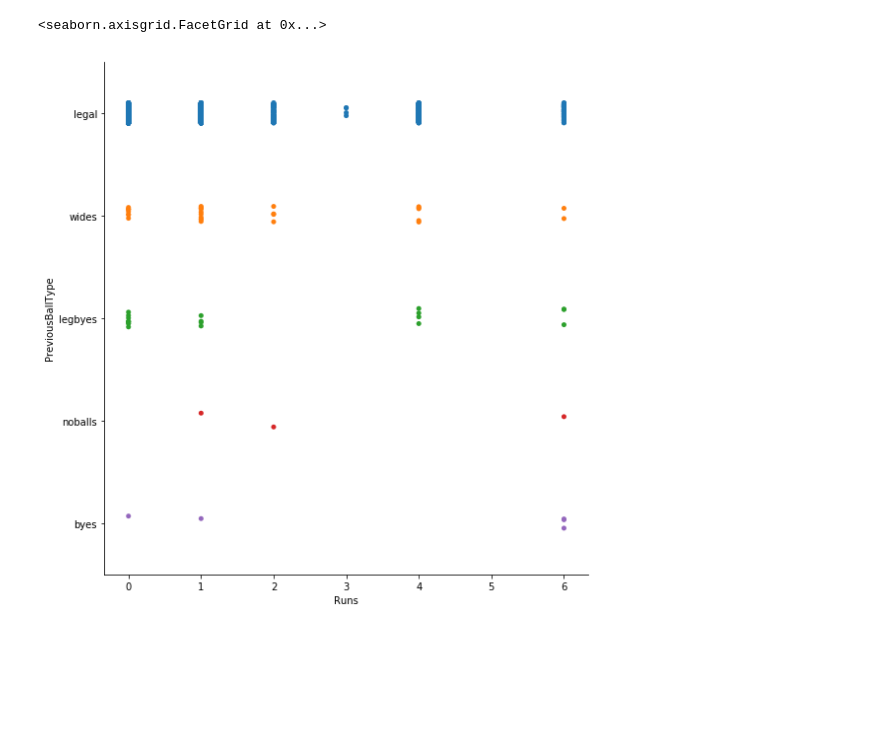
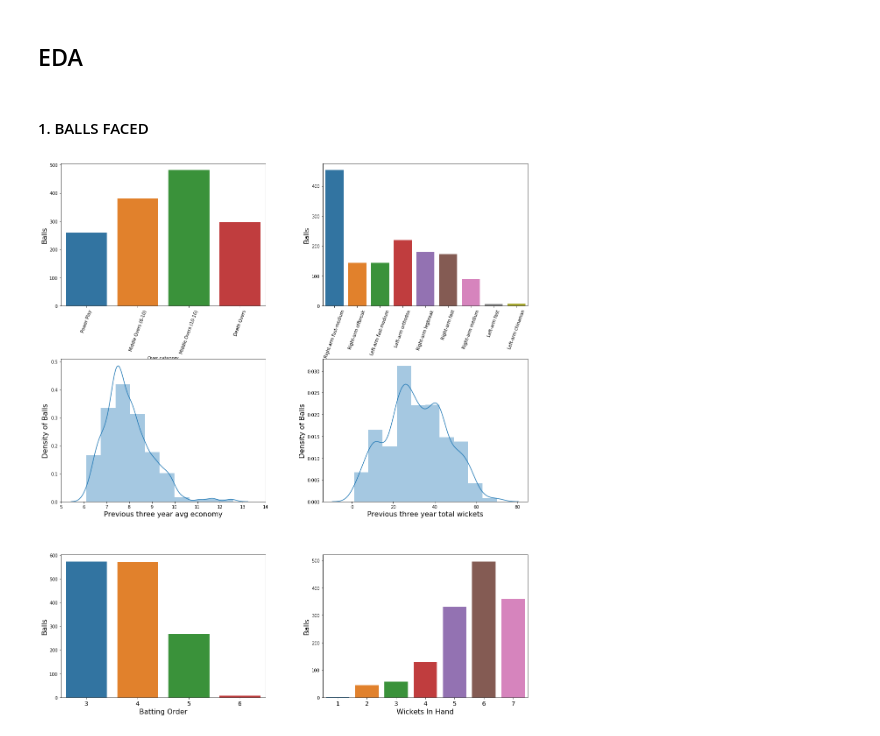
Before and after one commit to Koustubh2111/RCB_Batsman_analysis, a Jupyter notebook: ABDBatting_FeatureSelection.ipynb, the cells around one changed output. Cells and saved outputs as stored; diff of their text form; code cells hidden in the pictures; blank space fills up the shorter version.

```diff
--- a/ABDBatting_FeatureSelection.ipynb
+++ b/ABDBatting_FeatureSelection.ipynb
@@ -58,8 +19,38 @@ sns.catplot(x = '3Yr_Wickets_Total', y = 'Runs', kind = 'box',  \
-# %%
-#PreviousBallType
-#Bad feature
-sns.catplot(y = 'PreviousBallType', x = 'Runs',  \
-            data = df[['PreviousBallType', 'Runs']], height = 8)
-# %% [output]
-<seaborn.axisgrid.FacetGrid at 0x...>
-[figure, removed]
+# %% [markdown]
+## EDA
+# %% [markdown]
+#### 1. BALLS FACED
+# %%
+#Five parameter distribution
+fig, ax = plt.subplots(figsize = (18, 20), nrows = 3, ncols = 2)
+fig.tight_layout(pad = 10.0)
+
+#Cat
+sns.countplot(df['Over category'], ax = ax[0][0])
+ax[0][0].tick_params(axis = 'x', labelrotation = 70)
+ax[0][0].set_ylabel('Balls', fontsize = 16)
+#Cat
+sns.countplot(df['Bowler Type'], ax = ax[0][1])
+ax[0][1].tick_params(axis = 'x', labelrotation = 70)
+ax[0][1].set_ylabel('Balls', fontsize = 16)
+#Num
+sns.distplot(df['3Yr_Econ_Avg'], ax = ax[1][0], bins = 10)
+ax[1][0].set_ylabel('Density of Balls', fontsize = 16)
+ax[1][0].set_xlabel('Previous three year avg economy', fontsize = 16)
+ax[1][0].set_xlim([5, 14])
+
+sns.distplot(df['3Yr_Wickets_Total'], ax = ax[1][1], bins = 10)
+ax[1][1].set_ylabel('Density of Balls', fontsize = 16)
+ax[1][1].set_xlabel('Previous three year total wickets', fontsize = 16)
+
+sns.countplot(df['BattingOrder'], ax = ax[2][0])
+ax[2][0].set_xlabel('Batting Order', fontsize = 16)
+ax[2][0].set_ylabel('Balls', fontsize = 16)
+ax[2][0].tick_params(axis = 'x', labelsize = 14)
+
+sns.countplot(df['WicketsInHand'], ax = ax[2][1])
+ax[2][1].set_xlabel('Wickets In Hand', fontsize = 16)
+ax[2][1].set_ylabel('Balls', fontsize = 16)
+ax[2][1].tick_params(axis = 'x', labelsize = 14)
+# %% [output]
+[figure, added]
```
Also changed, not shown: parts of 19 cells of this notebook, 2 other files.
